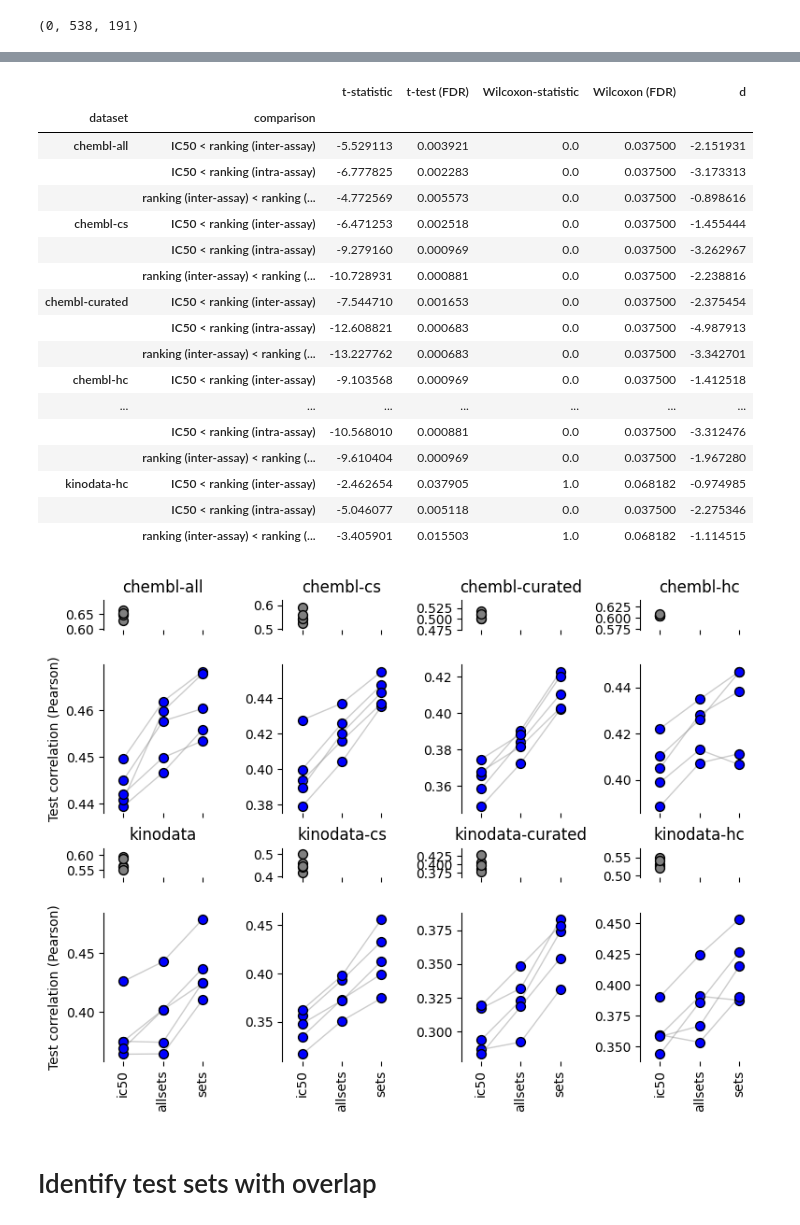
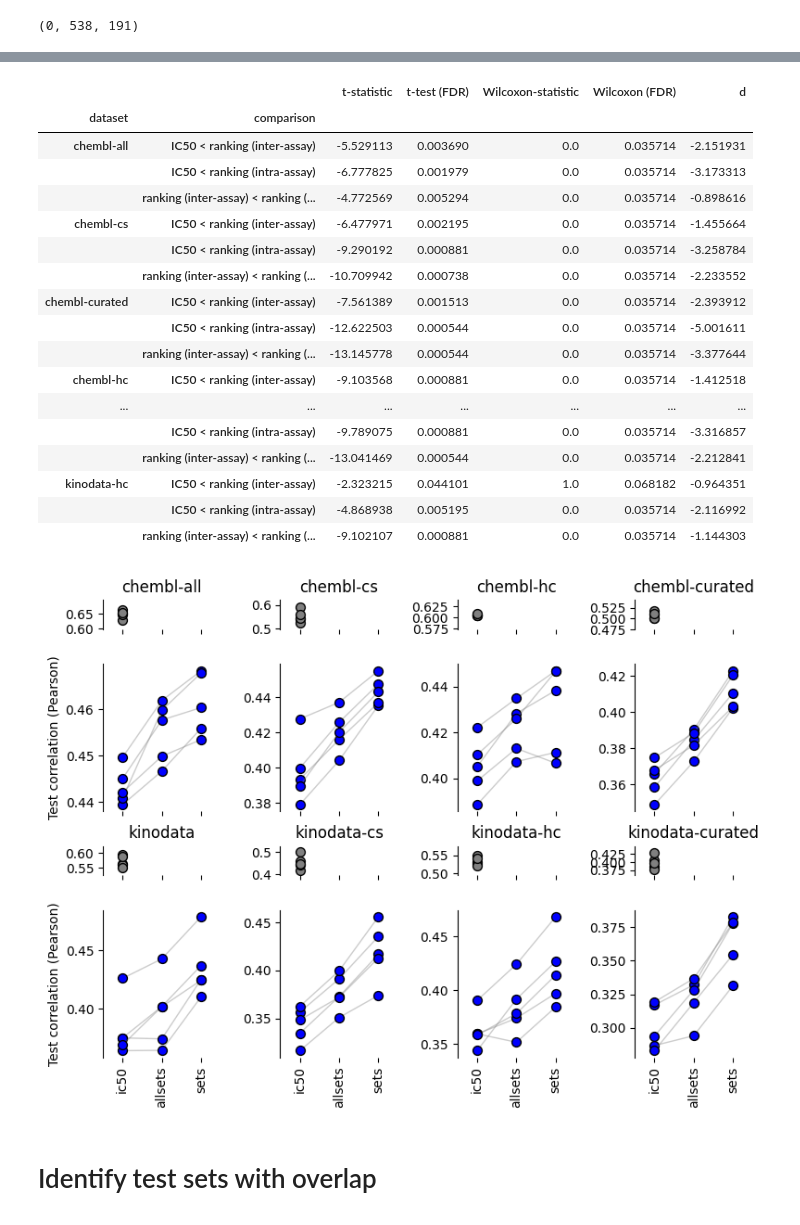
Before and after one commit to volkamerlab/assay-ml, a Jupyter notebook: notebooks/test performance revision.ipynb, the cells around one changed output, grey strips where cells are left out. Cells and saved outputs as stored; diff of their text form; code cells hidden in the pictures.

```diff
--- a/notebooks/test performance revision.ipynb
+++ b/notebooks/test performance revision.ipynb
@@ -152,10 +144,7 @@ dataset_renaming_ = {v: k for k, v in dataset_renaming.items()}
 all_preds = []
 for run in tqdm.tqdm(runs):
     parts = run.split("_")
-    if run.startswith("kinodata_small_good"):
-        dataset, fold, method = "_".join(parts[0:3]), parts[4], parts[3]
-    else:
-        dataset, fold, method = "_".join(parts[0:2]), parts[3], parts[2]
+    dataset, fold, method = parts[0], parts[2], parts[1]
     if dataset.endswith("morgan"):
         dataset = dataset[:-len("_morgan")]
         if fold in {'sets', 'allsets', 'ic50'}:
@@ -165,7 +154,7 @@ for run in tqdm.tqdm(runs):
     except:
         print('fail on', run)
         continue
-    df["dataset"] = dataset_renaming[dataset]
+    df["dataset"] = dataset
     df["fold"] = fold
     df["method"] = method
     all_preds.append(df)
@@ -447,22 +439,22 @@ res_df[cols].set_index(["dataset", "comparison"])
 # %% [output]
 |  |  | t-statistic | t-test (FDR) | Wilcoxon-statistic | Wilcoxon (FDR) | d |
 | dataset | comparison |  |  |  |  |  |
-| chembl-all | IC50 < ranking (inter-assay) | -5.529113 | 0.003921 | 0.0 | 0.037500 | -2.151931 |
-|  | IC50 < ranking (intra-assay) | -6.777825 | 0.002283 | 0.0 | 0.037500 | -3.173313 |
-|  | ranking (inter-assay) < ranking (... | -4.772569 | 0.005573 | 0.0 | 0.037500 | -0.898616 |
-| chembl-cs | IC50 < ranking (inter-assay) | -6.471253 | 0.002518 | 0.0 | 0.037500 | -1.455444 |
-|  | IC50 < ranking (intra-assay) | -9.279160 | 0.000969 | 0.0 | 0.037500 | -3.262967 |
-|  | ranking (inter-assay) < ranking (... | -10.728931 | 0.000881 | 0.0 | 0.037500 | -2.238816 |
-| chembl-curated | IC50 < ranking (inter-assay) | -7.544710 | 0.001653 | 0.0 | 0.037500 | -2.375454 |
-|  | IC50 < ranking (intra-assay) | -12.608821 | 0.000683 | 0.0 | 0.037500 | -4.987913 |
-|  | ranking (inter-assay) < ranking (... | -13.227762 | 0.000683 | 0.0 | 0.037500 | -3.342701 |
-| chembl-hc | IC50 < ranking (inter-assay) | -9.103568 | 0.000969 | 0.0 | 0.037500 | -1.412518 |
+| chembl-all | IC50 < ranking (inter-assay) | -5.529113 | 0.003690 | 0.0 | 0.035714 | -2.151931 |
+|  | IC50 < ranking (intra-assay) | -6.777825 | 0.001979 | 0.0 | 0.035714 | -3.173313 |
+|  | ranking (inter-assay) < ranking (... | -4.772569 | 0.005294 | 0.0 | 0.035714 | -0.898616 |
+| chembl-cs | IC50 < ranking (inter-assay) | -6.477971 | 0.002195 | 0.0 | 0.035714 | -1.455664 |
+|  | IC50 < ranking (intra-assay) | -9.290192 | 0.000881 | 0.0 | 0.035714 | -3.258784 |
+|  | ranking (inter-assay) < ranking (... | -10.709942 | 0.000738 | 0.0 | 0.035714 | -2.233552 |
+| chembl-curated | IC50 < ranking (inter-assay) | -7.561389 | 0.001513 | 0.0 | 0.035714 | -2.393912 |
+|  | IC50 < ranking (intra-assay) | -12.622503 | 0.000544 | 0.0 | 0.035714 | -5.001611 |
+|  | ranking (inter-assay) < ranking (... | -13.145778 | 0.000544 | 0.0 | 0.035714 | -3.377644 |
+| chembl-hc | IC50 < ranking (inter-assay) | -9.103568 | 0.000881 | 0.0 | 0.035714 | -1.412518 |
 | ... | ... | ... | ... | ... | ... | ... |
-|  | IC50 < ranking (intra-assay) | -10.568010 | 0.000881 | 0.0 | 0.037500 | -3.312476 |
-|  | ranking (inter-assay) < ranking (... | -9.610404 | 0.000969 | 0.0 | 0.037500 | -1.967280 |
-| kinodata-hc | IC50 < ranking (inter-assay) | -2.462654 | 0.037905 | 1.0 | 0.068182 | -0.974985 |
-|  | IC50 < ranking (intra-assay) | -5.046077 | 0.005118 | 0.0 | 0.037500 | -2.275346 |
-|  | ranking (inter-assay) < ranking (... | -3.405901 | 0.015503 | 1.0 | 0.068182 | -1.114515 |
+|  | IC50 < ranking (intra-assay) | -9.789075 | 0.000881 | 0.0 | 0.035714 | -3.316857 |
+|  | ranking (inter-assay) < ranking (... | -13.041469 | 0.000544 | 0.0 | 0.035714 | -2.212841 |
+| kinodata-hc | IC50 < ranking (inter-assay) | -2.323215 | 0.044101 | 1.0 | 0.068182 | -0.964351 |
+|  | IC50 < ranking (intra-assay) | -4.868938 | 0.005195 | 0.0 | 0.035714 | -2.116992 |
+|  | ranking (inter-assay) < ranking (... | -9.102107 | 0.000881 | 0.0 | 0.035714 | -1.144303 |
 # %%
 method_order = ["ic50", "allsets", "sets"]
 method_labels = {
@@ -479,41 +471,44 @@ metric = "pearson"
 fig, axes = plt.subplots(
     nrows=4, ncols=4, sharex=True, sharey=False, figsize=(4*2, 3 * 2), height_ratios=[1, 5] * 2
 )
+datasets = ['chembl-all', 'chembl-cs', 'chembl-hc', 'chembl-curated', 'kinodata', 'kinodata-cs', 'kinodata-hc', 'kinodata-curated']
 plot_kws = dict(color="gray", alpha=0.4, linewidth=1, zorder=9)
 scatter_kws = dict(zorder=9, s=50, marker="o", edgecolors="black", linewidths=1)
-for ax, (dataset, subdf) in zip(axes[[0, 2]].flatten(), overall_corrs.groupby("dataset")):
+for ax, dataset in zip(axes[[0, 2]].flatten(), datasets):
+    subdf = overall_corrs[overall_corrs['dataset'] == dataset]
     ax.set_title(dataset)
     corrs_total = subdf["label"].values
     ax.scatter(
         [0] * len(subdf), corrs_total, label="overall", color="gray", **scatter_kws
     )
     ax.set_ylim(corrs_total.min() * 0.95, corrs_total.max() * 1.05)
     ax.set_xticks([], [])
     sns.despine(ax=ax, bottom=True)
-for ax, (dataset, subdf) in zip(axes[[1, 3]].flatten(), assay_corrs.groupby("dataset")):
+for ax, dataset in zip(axes[[1, 3]].flatten(), datasets):
+    subdf = assay_corrs[assay_corrs['dataset'] == dataset]
     for fold, fold_df in subdf.groupby("fold"):
         fold_df = fold_df.sort_values("method")
         ax.plot(fold_df["method_label"], fold_df[metric], **plot_kws)
         ax.scatter(
             fold_df["method_label"],
             fold_df[metric],
             color="blue",
             label="per-set",
             **scatter_kws,
         )
         ax.set_xticks([0, 1, 2], method_order)  # ['a', 'b', 'c'])
         ax.tick_params("x", rotation=90)
         ax.set_xlim(-0.5, 2.5)
         # ax.set_ylim(0.35,.5)
         sns.despine(ax=ax, bottom=True)
 axes[1][0].set_ylabel("Test correlation (Pearson)")
 axes[3][0].set_ylabel("Test correlation (Pearson)")
 # plt.legend()
 plt.tight_layout()
 # fig.subplots_adjust(hspace=2)
 plt.savefig("results.pdf")
 # %% [output]
-[figure, old version]
+[figure, new version]
 # %% [markdown]
 # Identify test sets with overlap
 # %%
```
Also changed, not shown: parts of 16 cells of this notebook.
